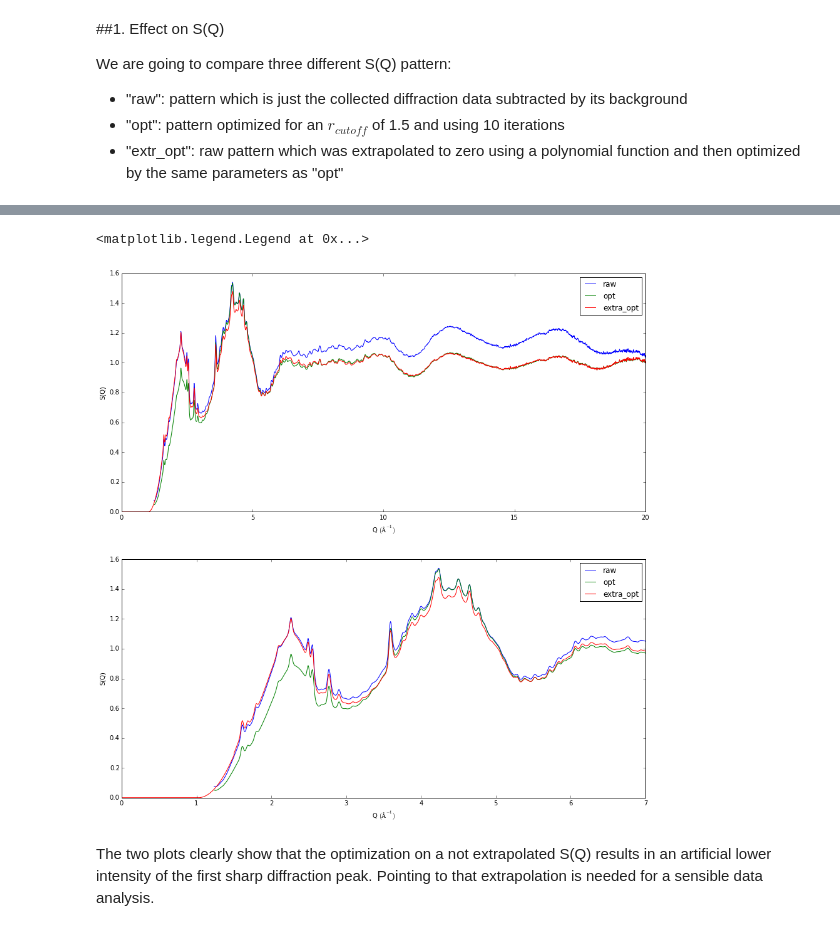
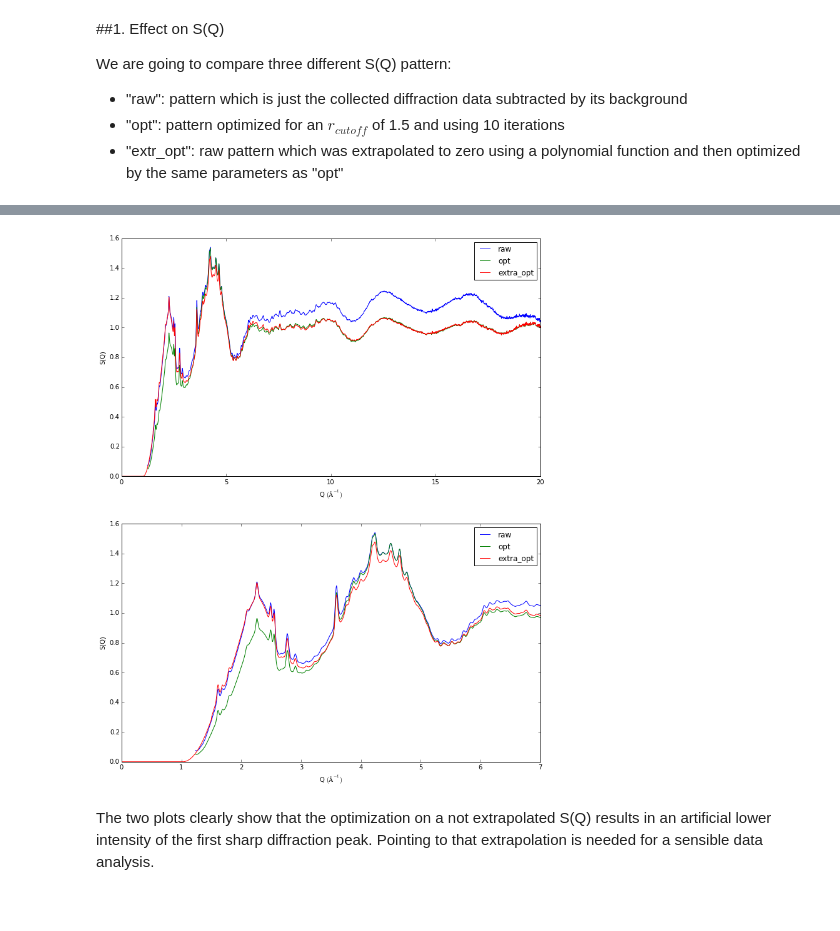
Before and after one commit to CPrescher/Glassure, a Jupyter notebook: glassure/notebooks/Effect on extrapolation and optimization.ipynb, the cells around one changed output, grey strips where cells are left out. Drawn from its saved outputs; the diff is of its cells as text; code cells hidden in the pictures.

Commit message:
updated figure sizes to be better able to display on github

```diff
--- a/glassure/notebooks/Effect on extrapolation and optimization.ipynb
+++ b/glassure/notebooks/Effect on extrapolation and optimization.ipynb
@@ -34,7 +36,7 @@ sq_opt = optimize_sq(sq, 1.4, 10, atomic_density)
 sq_extr= extrapolate_to_zero_poly(sq, 1.5, replace=True)
 sq_extr_opt = optimize_sq(sq_extr, 1.4, 10, atomic_density)
 
-plt.figure(figsize=(15, 15))
+plt.figure(figsize=(12, 15))
 plt.subplot(2,1,1)
 plt.plot(*sq.data, label='raw')
 plt.plot(*sq_opt.data, label='opt')
@@ -57,5 +58,4 @@ Optimization took 0.177740097046
-<matplotlib.legend.Legend at 0x...>
-[figure, old version]
+[figure, new version]
 # %% [markdown]
 The two plots clearly show that the optimization on a not extrapolated S(Q) results in an artificial lower intensity of the first sharp diffraction peak. Pointing to that extrapolation is needed for a sensible data analysis.
 # %% [markdown]
```
Also changed, not shown: parts of 3 cells of this notebook, 1 other file.
